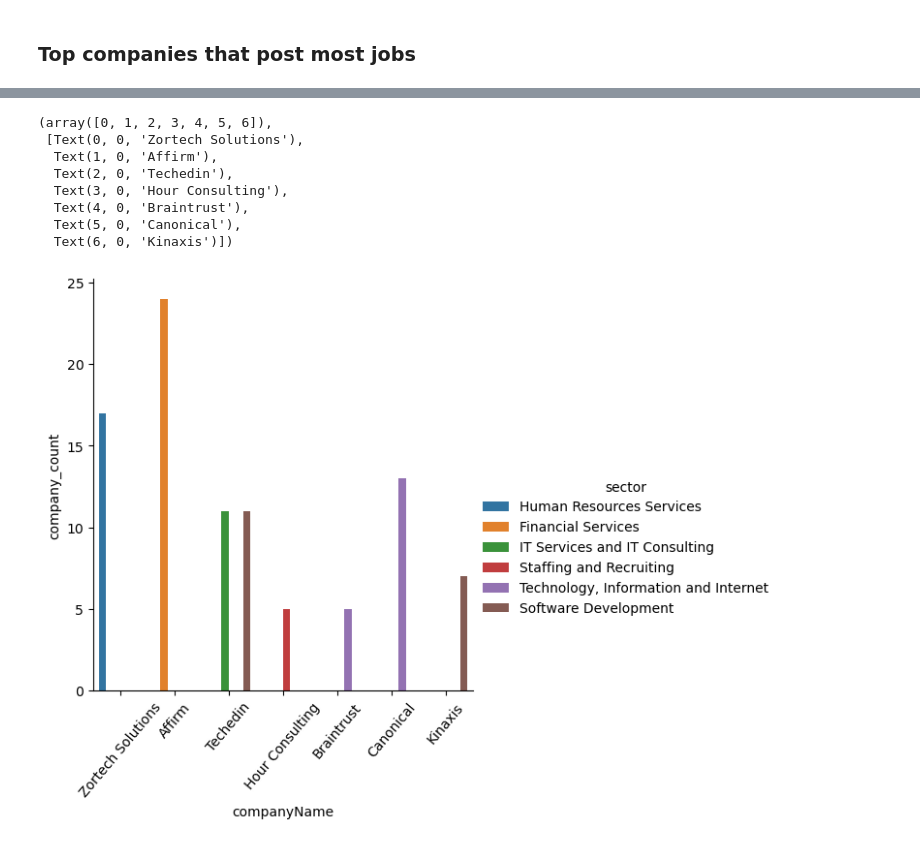
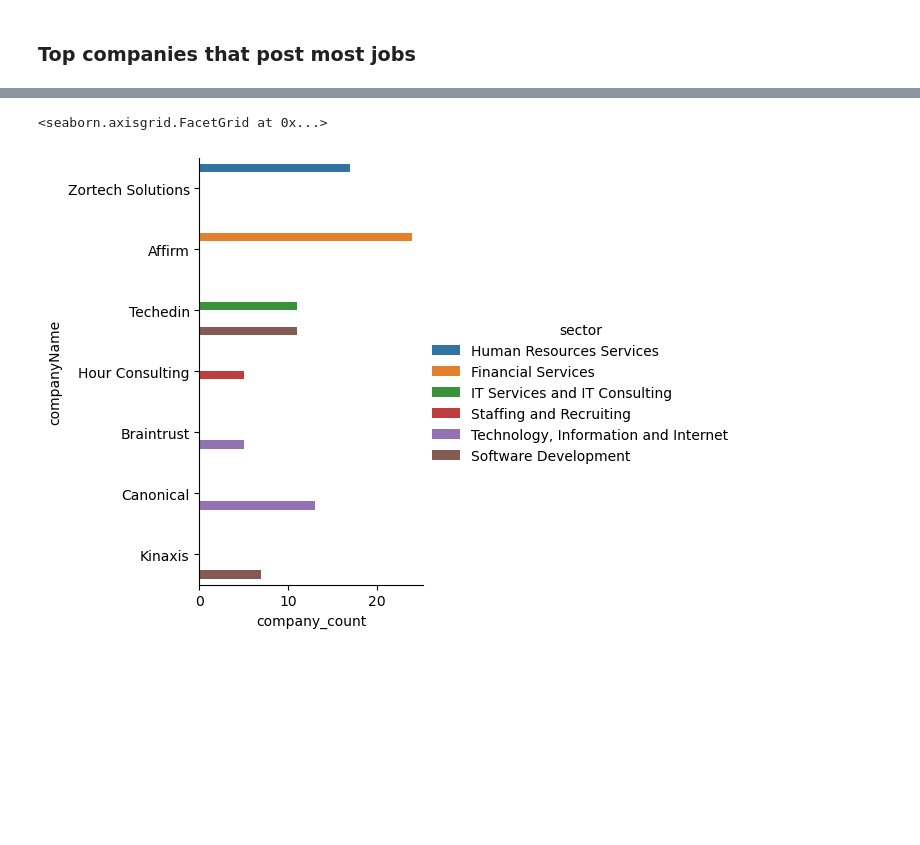
Before and after one commit to BensonMwangi/Linkedin-Canada, a Jupyter notebook: linkedin_canada.ipynb, the cells around one changed output, grey strips where cells are left out. Cells and saved outputs as stored; diff of their text form; code cells hidden in the pictures; blank space fills up the shorter version.

```diff
--- a/linkedin_canada.ipynb
+++ b/linkedin_canada.ipynb
@@ -200,15 +200,7 @@ filter_company.head()
 | 22 | Over 200 applicants | 80907130.0 | Techedin | Full-time | Position: Python/SQL Developer\n\... | Entry level | Canada | ... |
 | 25 | 72 applicants | 2963249.0 | Affirm | Full-time | Affirm is reinventing credit to m... | Mid-Senior level | St John’s, Newfoundland and Labra... | ... |
 # %%
-sns.catplot(data=filter_company,x="companyName",y="company_count",hue="sector",kind="bar")
-plt.xticks(rotation=50)
+sns.catplot(data=filter_company,y="companyName",x="company_count",hue="sector",kind="bar")
 # %% [output]
-(array([0, 1, 2, 3, 4, 5, 6]),
- [Text(0, 0, 'Zortech Solutions'),
-  Text(1, 0, 'Affirm'),
-  Text(2, 0, 'Techedin'),
-  Text(3, 0, 'Hour Consulting'),
-  Text(4, 0, 'Braintrust'),
-  Text(5, 0, 'Canonical'),
-  Text(6, 0, 'Kinaxis')])
+<seaborn.axisgrid.FacetGrid at 0x...>
-[figure, old version]
+[figure, new version]
```
Also changed, not shown: parts of 5 cells of this notebook.
